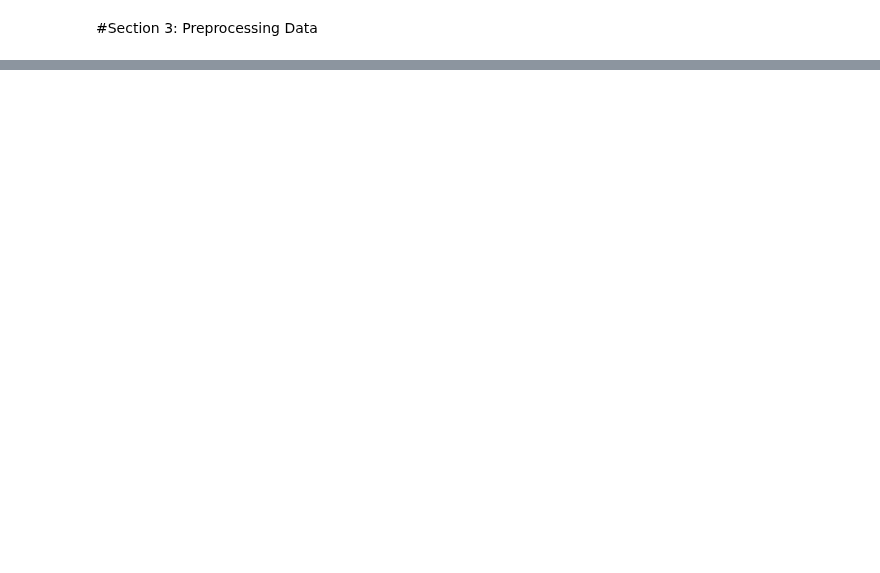
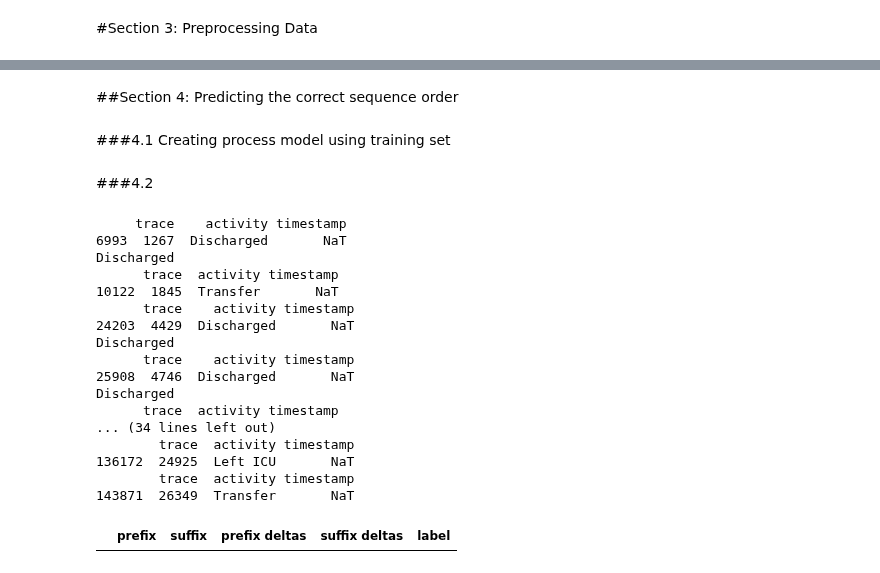
Before and after one commit to adamzbikowski/Process-Mining-Dissertation, a Jupyter notebook: timestamp_pipeline.ipynb, the cells around one changed output, grey strips where cells are left out. Drawn from its saved outputs; the diff is of its cells as text; code cells hidden in the pictures; blank space fills up the shorter version.

```diff
--- a/timestamp_pipeline.ipynb
+++ b/timestamp_pipeline.ipynb
@@ -299,0 +283,61 @@ test_x
+# %% [markdown]
+##Section 4: Predicting the correct sequence order
+# %% [markdown]
+###4.1 Creating process model using training set
+# %% [markdown]
+###4.2
+# %%
+def generate_traces(sequence, missing):
+    # timestamps =
+    print(missing)
+    if missing.iat[0,1] == 'Admitted':
+      print('Admitted')
+      return
+    if missing.iat[0,1] == 'Discharged':
+      print('Discharged')
+      return
+
+    # for t in len
+
+    pass
+# %%
+def predict_sequences(el):
+  df = pd.DataFrame(columns=['prefix', 'suffix', 'prefix deltas', 'suffix deltas', 'label'])
+  unique_traces = el['trace'].unique()
+
+  for t in unique_traces:
+    trace_df = el[:][test_el.trace == t]
+    sequence = trace_df.loc[trace_df['timestamp'].notna()]
+    missing = trace_df.loc[trace_df['timestamp'].isna()]
+
+
+    predicted_trace = generate_traces(sequence, missing)
+
+
+
+    # for i in trace_df['index']:
+
+
+
+  return df
+
+predict_sequences(test_x)
+# %% [output]
+     trace    activity timestamp
+6993  1267  Discharged       NaT
+Discharged
+      trace  activity timestamp
+10122  1845  Transfer       NaT
+      trace    activity timestamp
+24203  4429  Discharged       NaT
+Discharged
+      trace    activity timestamp
+25908  4746  Discharged       NaT
+Discharged
+      trace  activity timestamp
+... (34 lines left out)
+        trace  activity timestamp
+136172  24925  Left ICU       NaT
+        trace  activity timestamp
+143871  26349  Transfer       NaT
+|  | prefix | suffix | prefix deltas | suffix deltas | label |
```
Also changed, not shown: parts of 10 cells of this notebook.
